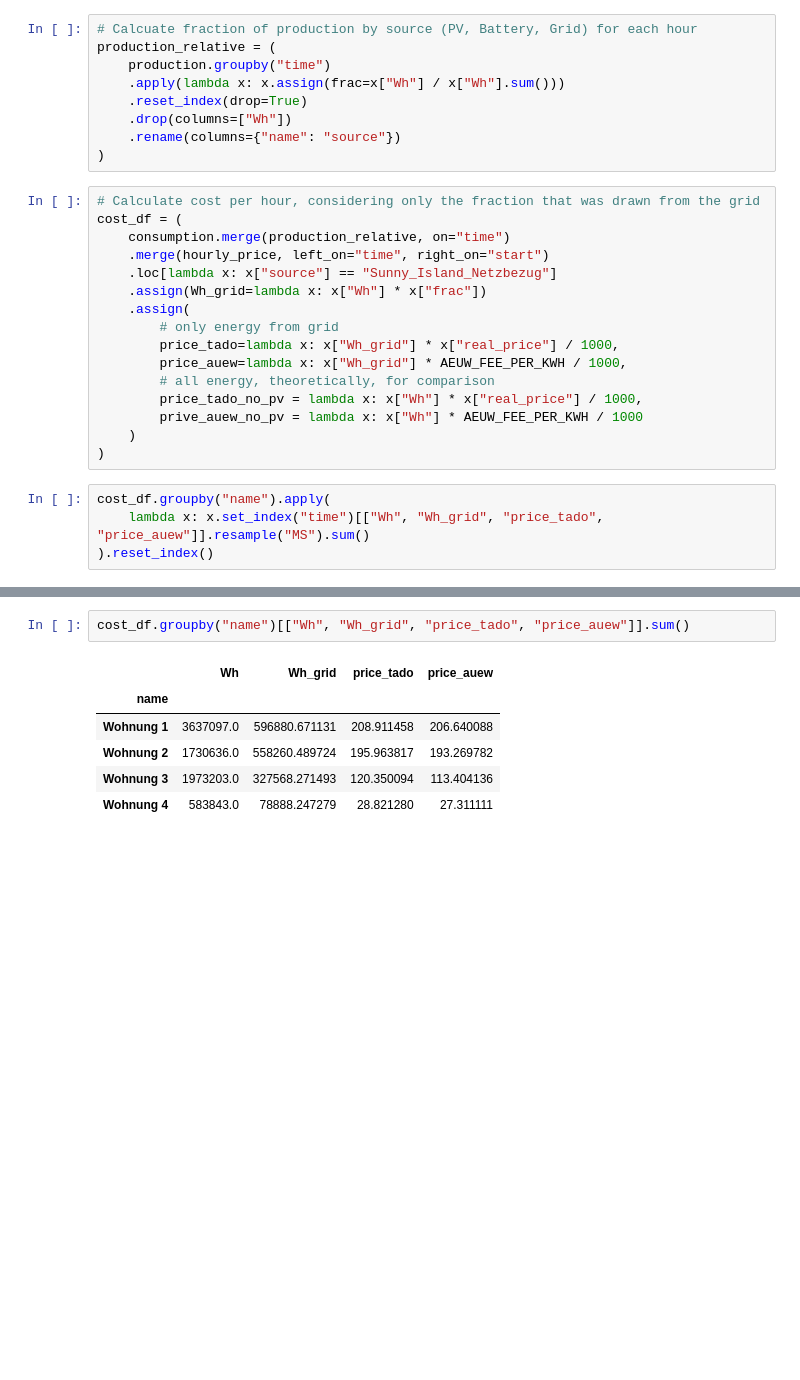
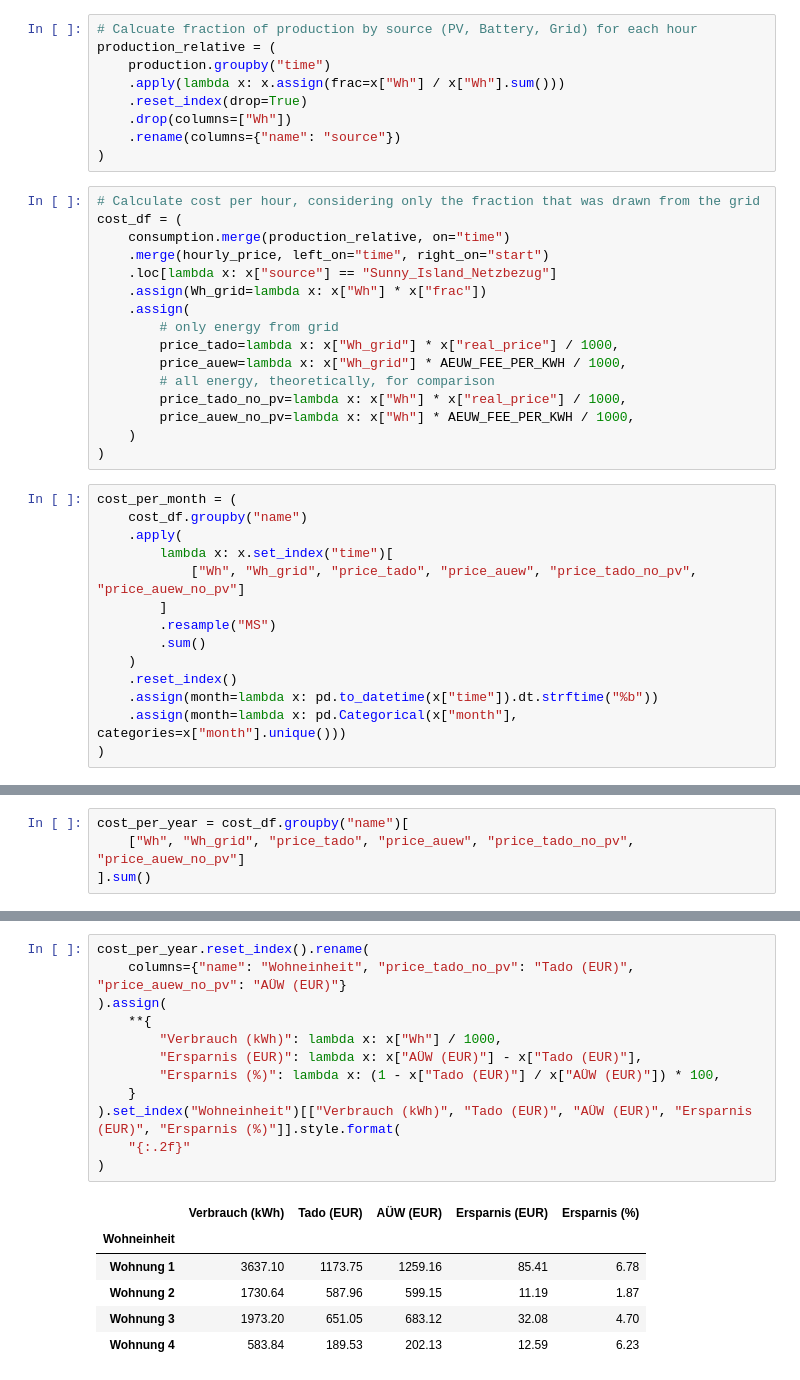
Before and after one commit to grst/dynamischer-stromtarif, a Jupyter notebook: src/dynamischer-stromtarif-pv.ipynb, the cells around one changed output, grey strips where cells are left out. Cells and saved outputs as stored; diff of their text form; blank space fills up the shorter version.

```diff
--- a/src/dynamischer-stromtarif-pv.ipynb
+++ b/src/dynamischer-stromtarif-pv.ipynb
@@ -119,11 +123,21 @@ cost_df = (
         price_tado=lambda x: x["Wh_grid"] * x["real_price"] / 1000,
         price_auew=lambda x: x["Wh_grid"] * AEUW_FEE_PER_KWH / 1000,
         # all energy, theoretically, for comparison
-        price_tado_no_pv = lambda x: x["Wh"] * x["real_price"] / 1000,
-        prive_auew_no_pv = lambda x: x["Wh"] * AEUW_FEE_PER_KWH / 1000
+        price_tado_no_pv=lambda x: x["Wh"] * x["real_price"] / 1000,
+        price_auew_no_pv=lambda x: x["Wh"] * AEUW_FEE_PER_KWH / 1000,
     )
 )
 # %%
-cost_df.groupby("name").apply(
-    lambda x: x.set_index("time")[["Wh", "Wh_grid", "price_tado", "price_auew"]].resample("MS").sum()
-).reset_index()
+cost_per_month = (
+    cost_df.groupby("name")
+    .apply(
+        lambda x: x.set_index("time")[
+            ["Wh", "Wh_grid", "price_tado", "price_auew", "price_tado_no_pv", "price_auew_no_pv"]
+        ]
+        .resample("MS")
+        .sum()
+    )
+    .reset_index()
+    .assign(month=lambda x: pd.to_datetime(x["time"]).dt.strftime("%b"))
+    .assign(month=lambda x: pd.Categorical(x["month"], categories=x["month"].unique()))
+)
@@ -147,0 +144,4 @@ cost_df.groupby("name").apply(
+# %%
+cost_per_year = cost_df.groupby("name")[
+    ["Wh", "Wh_grid", "price_tado", "price_auew", "price_tado_no_pv", "price_auew_no_pv"]
+].sum()
@@ -148,9 +152,19 @@ cost_df.groupby("name").apply(
 # %%
-cost_df.groupby("name")[["Wh", "Wh_grid", "price_tado", "price_auew"]].sum()
+cost_per_year.reset_index().rename(
+    columns={"name": "Wohneinheit", "price_tado_no_pv": "Tado (EUR)", "price_auew_no_pv": "AÜW (EUR)"}
+).assign(
+    **{
+        "Verbrauch (kWh)": lambda x: x["Wh"] / 1000,
+        "Ersparnis (EUR)": lambda x: x["AÜW (EUR)"] - x["Tado (EUR)"],
+        "Ersparnis (%)": lambda x: (1 - x["Tado (EUR)"] / x["AÜW (EUR)"]) * 100,
+    }
+).set_index("Wohneinheit")[["Verbrauch (kWh)", "Tado (EUR)", "AÜW (EUR)", "Ersparnis (EUR)", "Ersparnis (%)"]].style.format(
+    "{:.2f}"
+)
 # %% [output]
-|  | Wh | Wh_grid | price_tado | price_auew |
-| name |  |  |  |  |
-| Wohnung 1 | 3637097.0 | 596880.671131 | 208.911458 | 206.640088 |
-| Wohnung 2 | 1730636.0 | 558260.489724 | 195.963817 | 193.269782 |
-| Wohnung 3 | 1973203.0 | 327568.271493 | 120.350094 | 113.404136 |
-| Wohnung 4 | 583843.0 | 78888.247279 | 28.821280 | 27.311111 |
+|  | Verbrauch (kWh) | Tado (EUR) | AÜW (EUR) | Ersparnis (EUR) | Ersparnis (%) |
+| Wohneinheit |  |  |  |  |  |
+| Wohnung 1 | 3637.10 | 1173.75 | 1259.16 | 85.41 | 6.78 |
+| Wohnung 2 | 1730.64 | 587.96 | 599.15 | 11.19 | 1.87 |
+| Wohnung 3 | 1973.20 | 651.05 | 683.12 | 32.08 | 4.70 |
+| Wohnung 4 | 583.84 | 189.53 | 202.13 | 12.59 | 6.23 |
```
Also changed, not shown: parts of 12 cells of this notebook.
